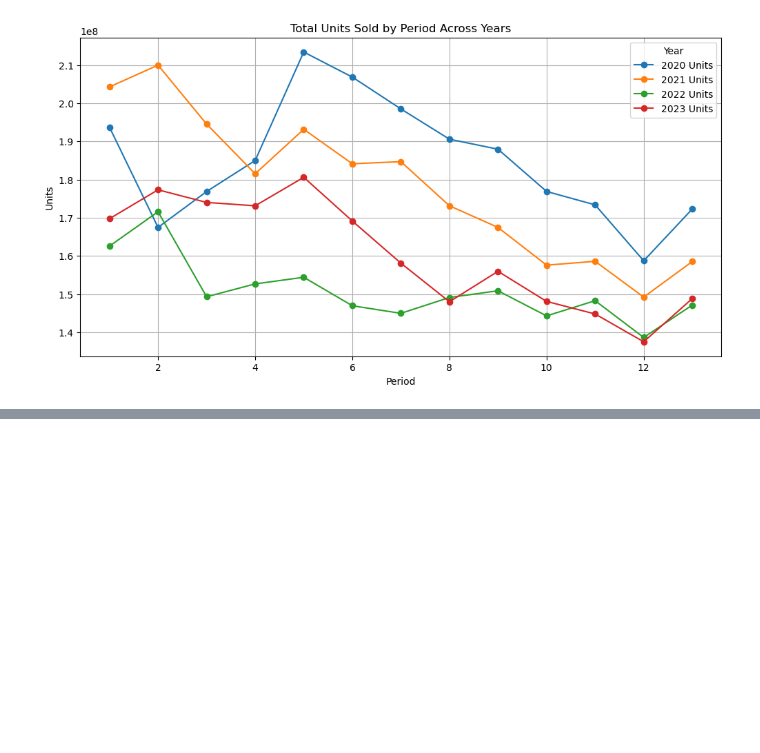
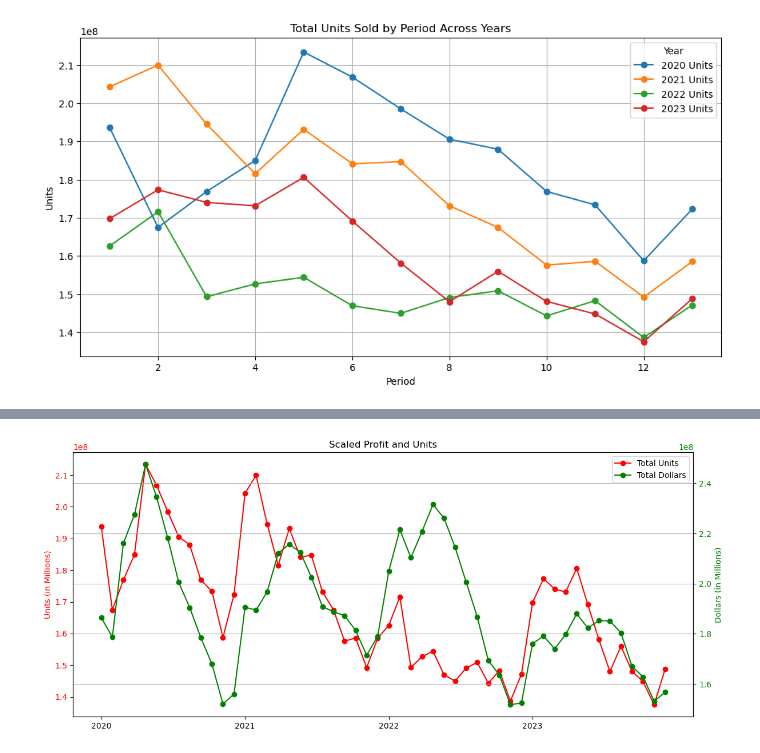
Before and after one commit to rsm-cds006/479GroupProject, a Jupyter notebook: analysis.ipynb, the cells around one changed output, grey strips where cells are left out. Saved outputs shown, nothing was run; the diff lists cells and outputs as text; code cells hidden in the pictures; blank space fills up the shorter version.

```diff
--- a/analysis.ipynb
+++ b/analysis.ipynb
@@ -60,0 +134,33 @@ plt.show()
+# %%
+plt.figure(figsize=(14, 6))
+
+# Plot line for units
+ax1 = plt.gca()
+ax1.plot(merged_df['Extended Period'], merged_df['Units'], marker='o', linestyle='-', color='red', label='Total Units')
+ax1.set_ylabel('Units (in Millions)', color='red')
+ax1.tick_params(axis='y', labelcolor='red')
+
+# # Plot line for dollars
+ax2 = ax1.twinx()
+ax2.plot(merged_df['Extended Period'], merged_df['Dollars'], marker='o', linestyle='-', color='green', label='Total Dollars')
+ax2.set_ylabel('Dollars (in Millions)', color='green')
+ax2.tick_params(axis='y', labelcolor='green')
+
+# Setting x-axis ticks to show each year at the start of its first period
+ticks = merged_df.groupby('Year')['Extended Period'].min().tolist()
+labels = merged_df['Year'].unique()
+
+plt.xticks(ticks, labels)
+
+plt.title('Scaled Profit and Units')
+plt.xlabel('Year')
+plt.grid(True)
+
+# Combine legends of both axes
+lines_1, labels_1 = ax1.get_legend_handles_labels()
+lines_2, labels_2 = ax2.get_legend_handles_labels()
+plt.legend(lines_1 + lines_2, labels_1 + labels_2, loc='upper right')
+
+plt.show()
+# %% [output]
+[figure, added]
```
Also changed, not shown: parts of 7 cells of this notebook.
